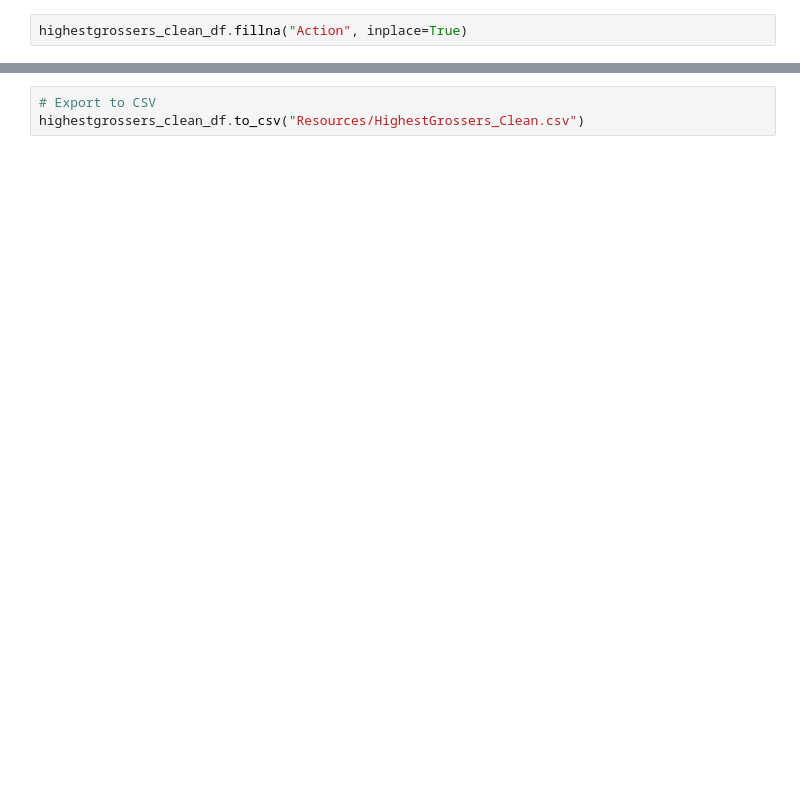
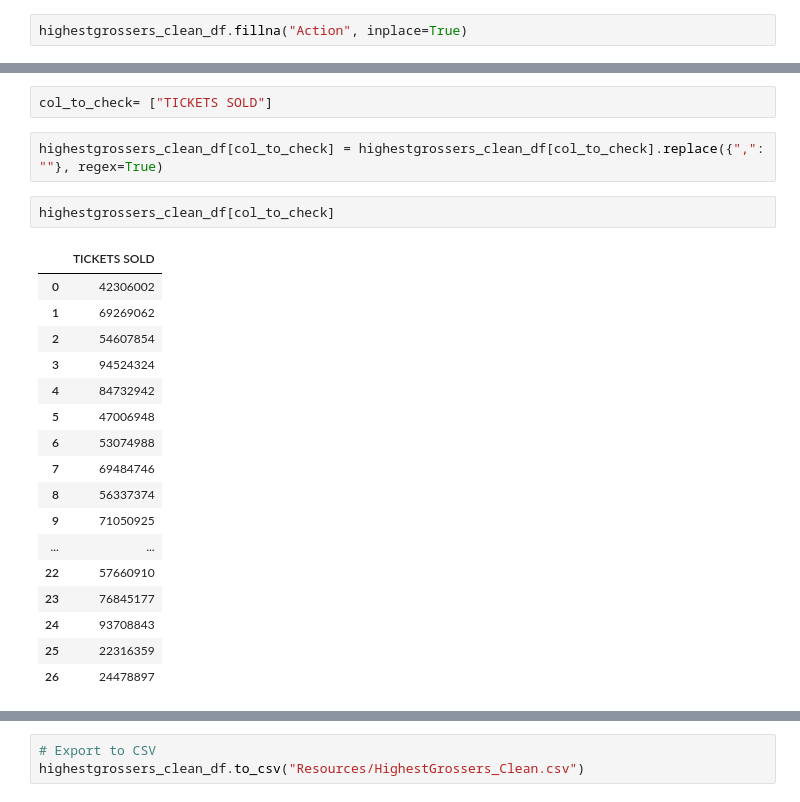
Before and after one commit to volkx075/NA_Movies_Market, a Jupyter notebook: HighGrossers_Data_Cleaning.ipynb, the cells around one changed output, grey strips where cells are left out. Cells and saved outputs as stored; diff of their text form; blank space fills up the shorter version.

```diff
--- a/HighGrossers_Data_Cleaning.ipynb
+++ b/HighGrossers_Data_Cleaning.ipynb
@@ -57,0 +70,24 @@ highestgrossers_clean_df.head()
+# %%
+col_to_check= ["TICKETS SOLD"]
+# %%
+highestgrossers_clean_df[col_to_check] = highestgrossers_clean_df[col_to_check].replace({",": ""}, regex=True)
+# %%
+highestgrossers_clean_df[col_to_check]
+# %% [output]
+|  | TICKETS SOLD |
+| 0 | 42306002 |
+| 1 | 69269062 |
+| 2 | 54607854 |
+| 3 | 94524324 |
+| 4 | 84732942 |
+| 5 | 47006948 |
+| 6 | 53074988 |
+| 7 | 69484746 |
+| 8 | 56337374 |
+| 9 | 71050925 |
+| ... | ... |
+| 22 | 57660910 |
+| 23 | 76845177 |
+| 24 | 93708843 |
+| 25 | 22316359 |
+| 26 | 24478897 |
```
Also changed, not shown: parts of 9 cells of this notebook, 1 other file.
